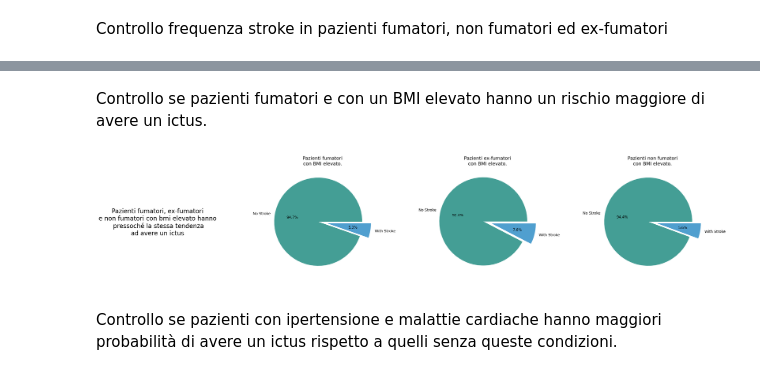
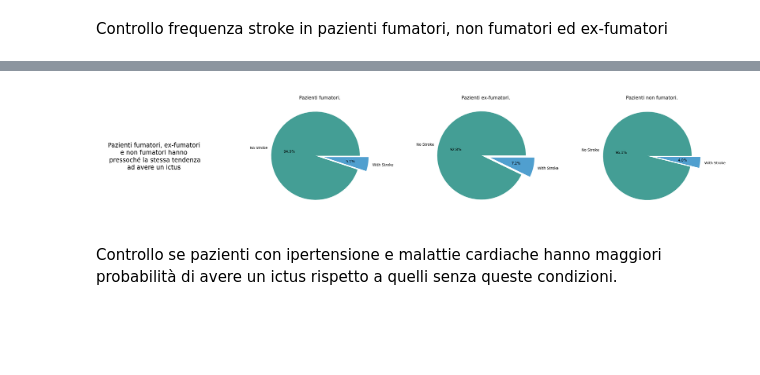
Before and after one commit to Daniele-00/Progetto-MachineLearning, a Jupyter notebook: ProgettoStroke/progettoML.ipynb, the cells around one changed output, grey strips where cells are left out. Cells and saved outputs as stored; diff of their text form; code cells hidden in the pictures; blank space fills up the shorter version.

```diff
--- a/ProgettoStroke/progettoML.ipynb
+++ b/ProgettoStroke/progettoML.ipynb
@@ -397,64 +380,62 @@ ax2 = plt.pie([smokes_stroke_len,f_smokes_stroke_len, no_smokes_stroke_len], aut
-# %% [markdown]
-Controllo se pazienti fumatori e con un BMI elevato hanno un rischio maggiore di avere un ictus.
 # %%
 # Categorizzazione di pazienti fumatori con bmi elevato
 
 # Formerly Smokes.
-f_formerly_smokes = len(ds_age.loc[(ds_age['smoking_status'] == 'formerly smoked')  & (ds_age['high BMI'] == 'High BMI')  & (ds_age['stroke'] == 0)])
-f_formerly_smokes_stroke = len(ds_age.loc[(ds_age['smoking_status'] == 'formerly smoked') & (ds_age['high BMI'] == 'High BMI') & (ds_age['stroke'] == 1)])
-f_formerly_smokes_stroke_total = len(ds_age.loc[(ds_age['smoking_status'] == 'formerly smoked') & (ds_age['high BMI'] == 'High BMI') ])
+f_formerly_smokes = len(ds_age.loc[(ds_age['smoking_status'] == 'formerly smoked')  & (ds_age['stroke'] == 0)])
+f_formerly_smokes_stroke = len(ds_age.loc[(ds_age['smoking_status'] == 'formerly smoked') & (ds_age['stroke'] == 1)])
+f_formerly_smokes_stroke_total = len(ds_age.loc[(ds_age['smoking_status'] == 'formerly smoked') ])
 f_formerly_smokes = round((f_formerly_smokes / f_formerly_smokes_stroke_total) * 100, 2)
 f_formerly_smokes_stroke = round((f_formerly_smokes_stroke / f_formerly_smokes_stroke_total) * 100, 2)
 f_formerly_smokes_highBMI = [f_formerly_smokes, f_formerly_smokes_stroke]
 
 # Smokes.
-f_smokes = len(ds_age.loc[(ds_age['smoking_status'] == 'smokes') & (ds_age['high BMI'] == 'High BMI')  & (ds_age['stroke'] == 0)])
-f_smokes_stroke = len(ds_age.loc[(ds_age['smoking_status'] == 'smokes') & (ds_age['high BMI'] == 'High BMI') & (ds_age['stroke'] == 1)])
-f_smokes_total = len(ds_age.loc[(ds_age['smoking_status'] == 'smokes') & (ds_age['high BMI'] == 'High BMI') ])
+f_smokes = len(ds_age.loc[(ds_age['smoking_status'] == 'smokes')  & (ds_age['stroke'] == 0)])
+f_smokes_stroke = len(ds_age.loc[(ds_age['smoking_status'] == 'smokes') & (ds_age['stroke'] == 1)])
+f_smokes_total = len(ds_age.loc[(ds_age['smoking_status'] == 'smokes')  ])
 f_smokes = round((f_smokes / f_smokes_total) * 100, 2)
 f_smokes_stroke = round((f_smokes_stroke / f_smokes_total) * 100, 2)
 f_smoke_highBMI = [f_smokes, f_smokes_stroke]
 
 # No Smokes.
-no_smokes = len(ds_age.loc[(ds_age['smoking_status'] == 'never smoked') & (ds_age['high BMI'] == 'High BMI')&  (ds_age['stroke'] == 0)])
-no_smokes_stroke = len(ds_age.loc[(ds_age['smoking_status'] == 'never smoked') & (ds_age['high BMI'] == 'High BMI') & (ds_age['stroke'] == 1)])
-no_smokes_total = len(ds_age.loc[(ds_age['smoking_status'] == 'never smoked') & (ds_age['high BMI'] == 'High BMI')])
+no_smokes = len(ds_age.loc[(ds_age['smoking_status'] == 'never smoked')&  (ds_age['stroke'] == 0)])
+no_smokes_stroke = len(ds_age.loc[(ds_age['smoking_status'] == 'never smoked')& (ds_age['stroke'] == 1)])
+no_smokes_total = len(ds_age.loc[(ds_age['smoking_status'] == 'never smoked') ])
 no_smoke = round((no_smokes / no_smokes_total) * 100, 2)
 no_smokes_stroke = round((no_smokes_stroke / no_smokes_total) * 100, 2)
 no_smoke_highBMI = [no_smoke, no_smokes_stroke]
 
 # Plots
 fig = plt.figure(figsize=(30,20))
 gs = fig.add_gridspec(2,4)
 gs.update(wspace=0.5, hspace=1)
 
 # Plot Title Smokes
 ax3 = fig.add_subplot(gs[0,0])
-ax3.text(0.5,0.5,'Pazienti fumatori, ex-fumatori\ne non fumatori con bmi elevato hanno\n pressoché la stessa tendenza\nad avere un ictus',
+ax3.text(0.5,0.5,'Pazienti fumatori, ex-fumatori\ne non fumatori hanno\n pressoché la stessa tendenza\nad avere un ictus',
          fontsize=17, horizontalalignment='center', verticalalignment='center')
 ax3.spines[["bottom", "top", "left", "right"]].set_visible(False)
 ax3.tick_params(left=False, bottom=False)
 ax3.set_xticklabels([])
 ax3.set_yticklabels([])
 
 # Plot Smokes.
 ax3 = fig.add_subplot(gs[0,1])
 ax3 = plt.pie(f_smoke_highBMI, labels = ['No Stroke', 'With Stroke'], autopct='%1.1f%%', explode=[0.1, 0.1], colors = ['#449E95', '#509FCF'])
-plt.title("Pazienti fumatori\ncon BMI elevato.", fontsize=13)
+plt.title("Pazienti fumatori.", fontsize=13)
 
 # Plot formerly smoked.
 ax4 = fig.add_subplot(gs[0,2])
 ax4 = plt.pie(f_formerly_smokes_highBMI, labels = ['No Stroke', 'With Stroke'], autopct='%1.1f%%', explode=[0.1, 0.1], colors = ['#449E95', '#509FCF'])
-plt.title("Pazienti ex-fumatori\ncon BMI elevato.", fontsize=13)
+plt.title("Pazienti ex-fumatori.", fontsize=13)
 
 # Plot No Smokes.
 ax5 = fig.add_subplot(gs[0,3])
 ax5 = plt.pie(no_smoke_highBMI, labels = ['No Stroke', 'With Stroke'], autopct='%1.1f%%', explode=[0.1, 0.1], colors = ['#449E95', '#509FCF'])
-plt.title("Pazienti non fumatori\ncon BMI elevato.", fontsize=13)
+plt.title("Pazienti non fumatori.", fontsize=13)
 
 plt.show()
 # %% [output]
-[figure, old version]
+[figure, new version]
 # %% [markdown]
 Controllo se pazienti con ipertensione e malattie cardiache hanno maggiori probabilità di avere un ictus rispetto a quelli senza queste condizioni.
 # %%
```
Also changed, not shown: parts of 14 cells of this notebook.
